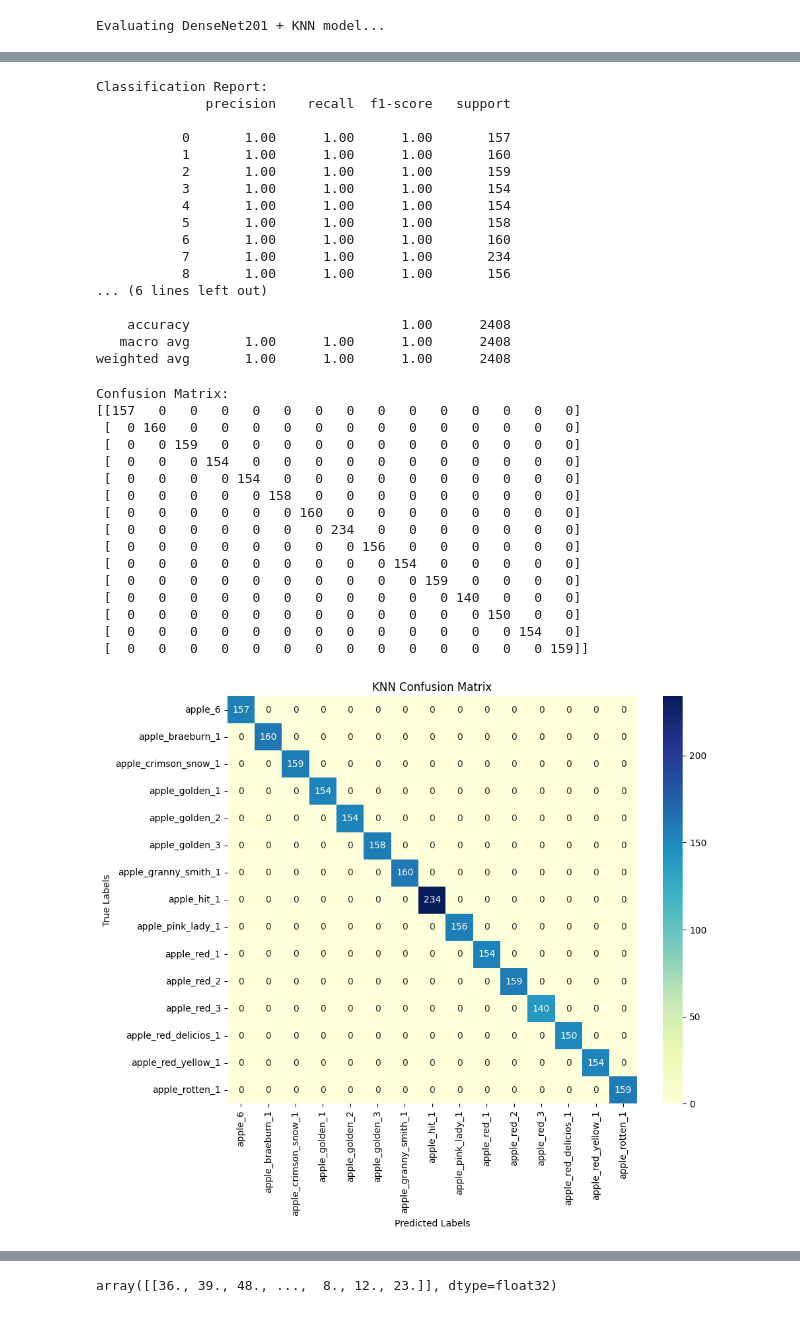
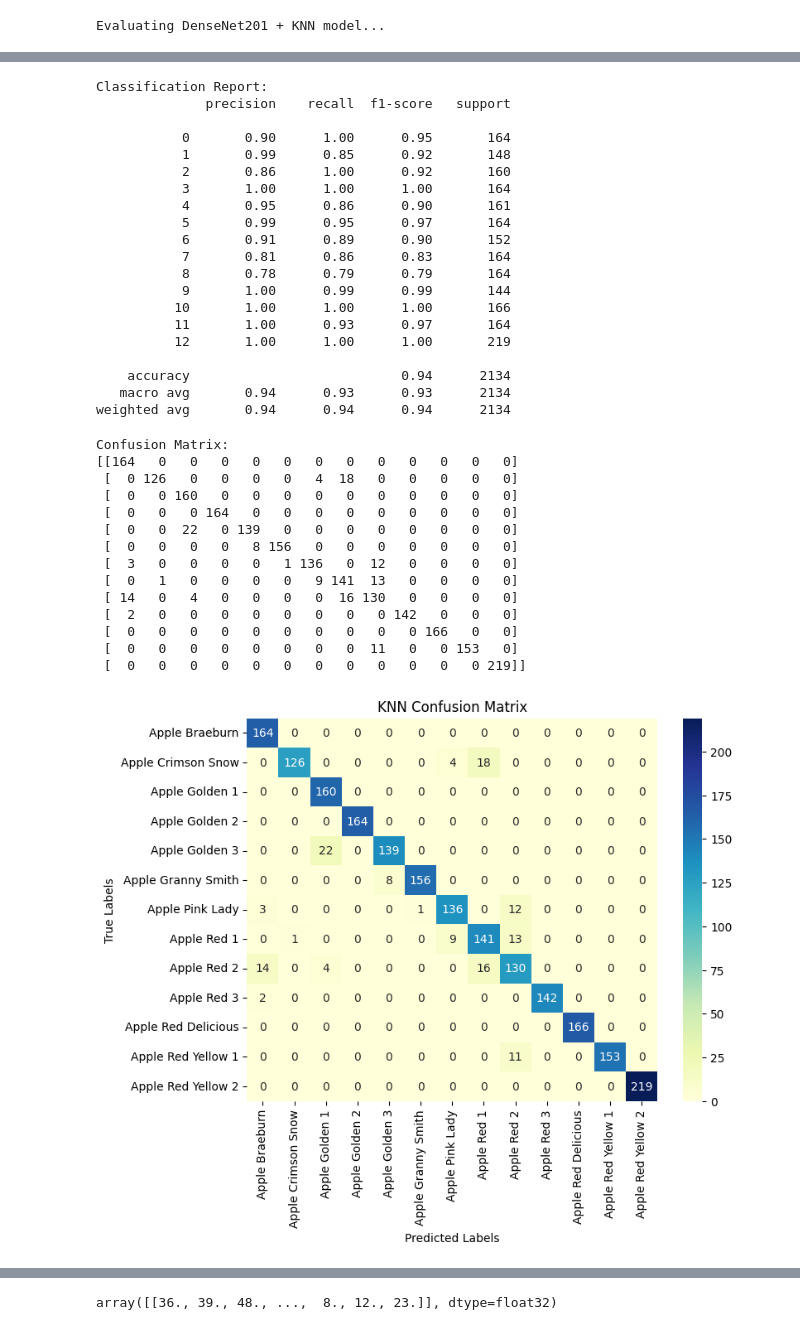
Before and after one commit to Sudarshan099/APPLEVARIETIES_models, a Jupyter notebook: apple_knn_model.ipynb, the cells around one changed output, grey strips where cells are left out. Saved outputs shown, nothing was run; the diff lists cells and outputs as text; code cells hidden in the pictures.

```diff
--- a/apple_knn_model.ipynb
+++ b/apple_knn_model.ipynb
@@ -15,8 +15,8 @@ from tensorflow.keras.preprocessing import image
 from tensorflow.keras.applications.densenet import preprocess_input
 # %%
 # Set paths for training and test data
-train_dir = r'D:\Onedrive\Desktop\L6\fruits-360-original-size\Training'
-test_dir = r'D:\Onedrive\Desktop\L6\fruits-360-original-size\Test'
+train_dir = r'C:\Users\LEGION\OneDrive\Documents\apple-13-type\Training'
+test_dir = r'C:\Users\LEGION\OneDrive\Documents\apple-13-type\Test'
 # %%
 # Ensure directories exist
 if not os.path.exists(train_dir) or not os.path.exists(test_dir):
@@ -172,7 +178,7 @@ Shape of test features: (2408, 94080)
 # Train KNN on extracted features and measure training time
 print("Training K-Nearest Neighbors classifier...")
 start_time = time.time()
-knn = KNeighborsClassifier(n_neighbors=5)  # Adjust n_neighbors as needed
+knn = KNeighborsClassifier(n_neighbors=9, metric='manhattan')  # Use 'manhattan', 'minkowski', etc.
 knn.fit(train_features, train_labels)
 train_time = time.time() - start_time
 # %% [output]
@@ -217,20 +223,23 @@ print(classification_report(test_labels, test_predictions, target_names=[str(c)
 Classification Report:
               precision    recall  f1-score   support
 
-           0       1.00      1.00      1.00       157
-           1       1.00      1.00      1.00       160
-           2       1.00      1.00      1.00       159
-           3       1.00      1.00      1.00       154
-           4       1.00      1.00      1.00       154
-           5       1.00      1.00      1.00       158
-           6       1.00      1.00      1.00       160
-           7       1.00      1.00      1.00       234
-           8       1.00      1.00      1.00       156
-... (6 lines left out)
+           0       0.90      1.00      0.95       164
+           1       0.99      0.85      0.92       148
+           2       0.86      1.00      0.92       160
+           3       1.00      1.00      1.00       164
+           4       0.95      0.86      0.90       161
+           5       0.99      0.95      0.97       164
+           6       0.91      0.89      0.90       152
+           7       0.81      0.86      0.83       164
+           8       0.78      0.79      0.79       164
+           9       1.00      0.99      0.99       144
+          10       1.00      1.00      1.00       166
+          11       1.00      0.93      0.97       164
+          12       1.00      1.00      1.00       219
 
-    accuracy                           1.00      2408
-   macro avg       1.00      1.00      1.00      2408
-weighted avg       1.00      1.00      1.00      2408
+    accuracy                           0.94      2134
+   macro avg       0.94      0.93      0.93      2134
+weighted avg       0.94      0.94      0.94      2134
 # %%
 # Generate confusion matrix
 conf_matrix = confusion_matrix(test_labels, test_predictions)
@@ -238,28 +247,26 @@ print("Confusion Matrix:")
 print(conf_matrix)
 # %% [output]
 Confusion Matrix:
-[[157   0   0   0   0   0   0   0   0   0   0   0   0   0   0]
- [  0 160   0   0   0   0   0   0   0   0   0   0   0   0   0]
- [  0   0 159   0   0   0   0   0   0   0   0   0   0   0   0]
- [  0   0   0 154   0   0   0   0   0   0   0   0   0   0   0]
- [  0   0   0   0 154   0   0   0   0   0   0   0   0   0   0]
- [  0   0   0   0   0 158   0   0   0   0   0   0   0   0   0]
- [  0   0   0   0   0   0 160   0   0   0   0   0   0   0   0]
- [  0   0   0   0   0   0   0 234   0   0   0   0   0   0   0]
- [  0   0   0   0   0   0   0   0 156   0   0   0   0   0   0]
- [  0   0   0   0   0   0   0   0   0 154   0   0   0   0   0]
- [  0   0   0   0   0   0   0   0   0   0 159   0   0   0   0]
- [  0   0   0   0   0   0   0   0   0   0   0 140   0   0   0]
- [  0   0   0   0   0   0   0   0   0   0   0   0 150   0   0]
- [  0   0   0   0   0   0   0   0   0   0   0   0   0 154   0]
- [  0   0   0   0   0   0   0   0   0   0   0   0   0   0 159]]
+[[164   0   0   0   0   0   0   0   0   0   0   0   0]
+ [  0 126   0   0   0   0   4  18   0   0   0   0   0]
+ [  0   0 160   0   0   0   0   0   0   0   0   0   0]
+ [  0   0   0 164   0   0   0   0   0   0   0   0   0]
+ [  0   0  22   0 139   0   0   0   0   0   0   0   0]
+ [  0   0   0   0   8 156   0   0   0   0   0   0   0]
+ [  3   0   0   0   0   1 136   0  12   0   0   0   0]
+ [  0   1   0   0   0   0   9 141  13   0   0   0   0]
+ [ 14   0   4   0   0   0   0  16 130   0   0   0   0]
+ [  2   0   0   0   0   0   0   0   0 142   0   0   0]
+ [  0   0   0   0   0   0   0   0   0   0 166   0   0]
+ [  0   0   0   0   0   0   0   0  11   0   0 153   0]
+ [  0   0   0   0   0   0   0   0   0   0   0   0 219]]
 # %%
 # Visualize confusion matrix
-plt.figure(figsize=(10, 8))
+plt.figure(figsize=(8, 6))
 sns.heatmap(conf_matrix, annot=True, fmt="d", cmap="YlGnBu", xticklabels=test_data.class_indices.keys(), yticklabels=test_data.class_indices.keys())
 plt.xlabel('Predicted Labels')
 plt.ylabel('True Labels')
 plt.title('KNN Confusion Matrix')
 plt.show()
 # %% [output]
-[figure, old version]
+[figure, new version]
```
Also changed, not shown: parts of 15 cells of this notebook, 3 other files.
